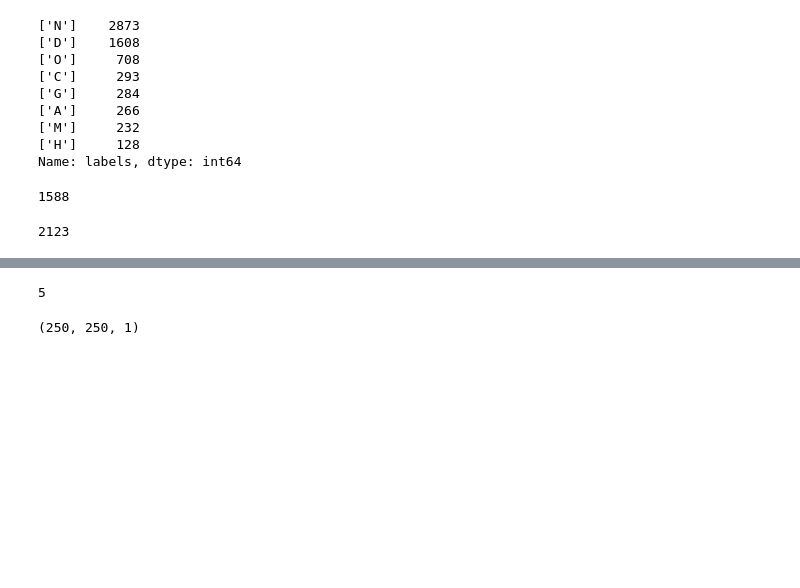
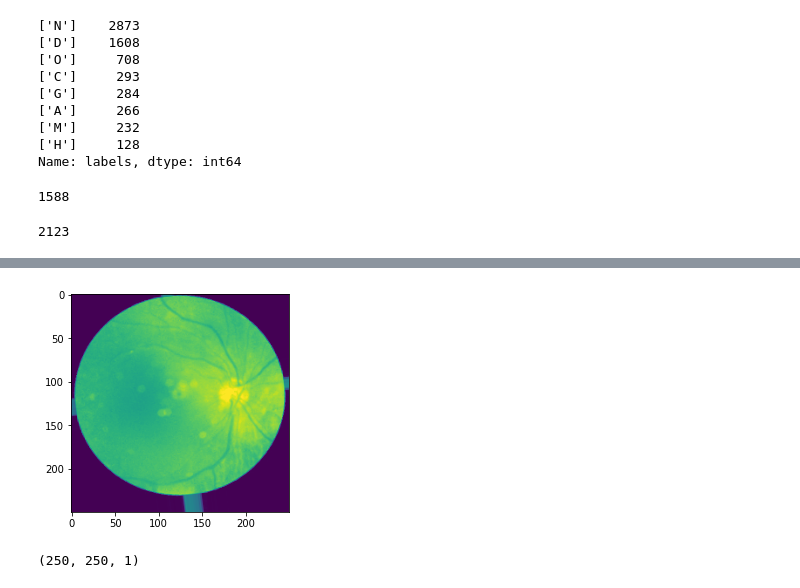
Before and after one commit to Eduardo-Rivera98/Final-Project-Fundus-Analysis, a Jupyter notebook: Data Augmentation.ipynb, the cells around one changed output, grey strips where cells are left out. Saved outputs shown, nothing was run; the diff lists cells and outputs as text; code cells hidden in the pictures; blank space fills up the shorter version.

```diff
--- a/Data Augmentation.ipynb
+++ b/Data Augmentation.ipynb
@@ -193,7 +213,8 @@ plt.show()
 # %%
-len(Data)
+for i in Data:
+    ax = plt.imshow(i)
 # %% [output]
-5
+[figure, added]
 # %%
 def augment(category,label,mult):
     x=[]
```
Also changed, not shown: parts of 11 cells of this notebook, 8 other files.
